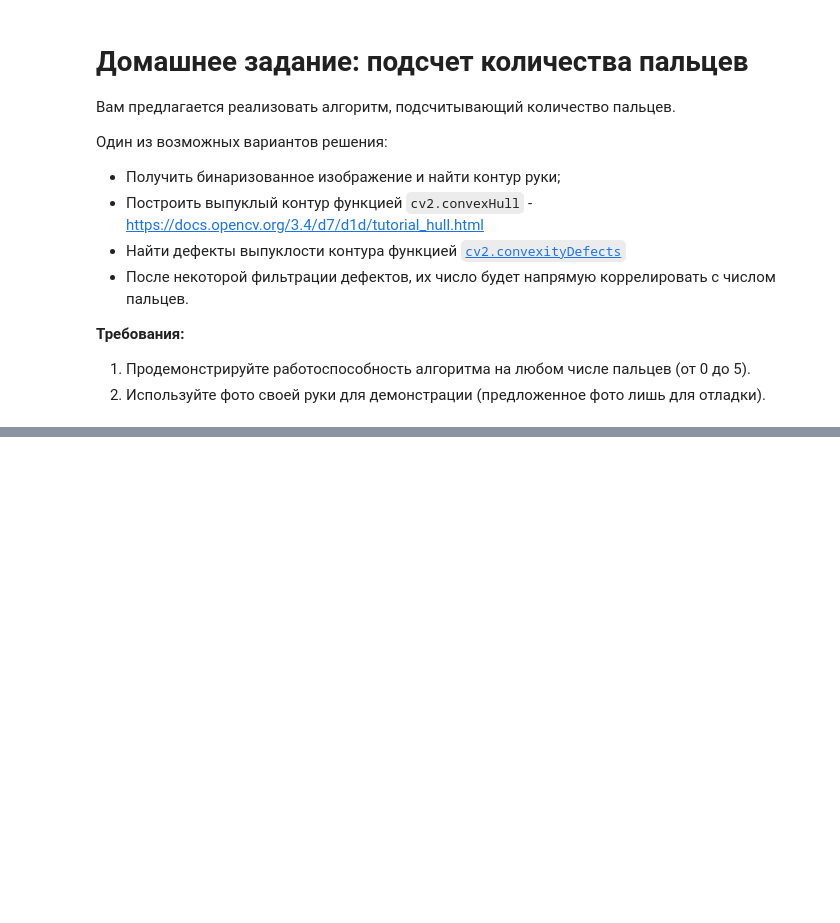
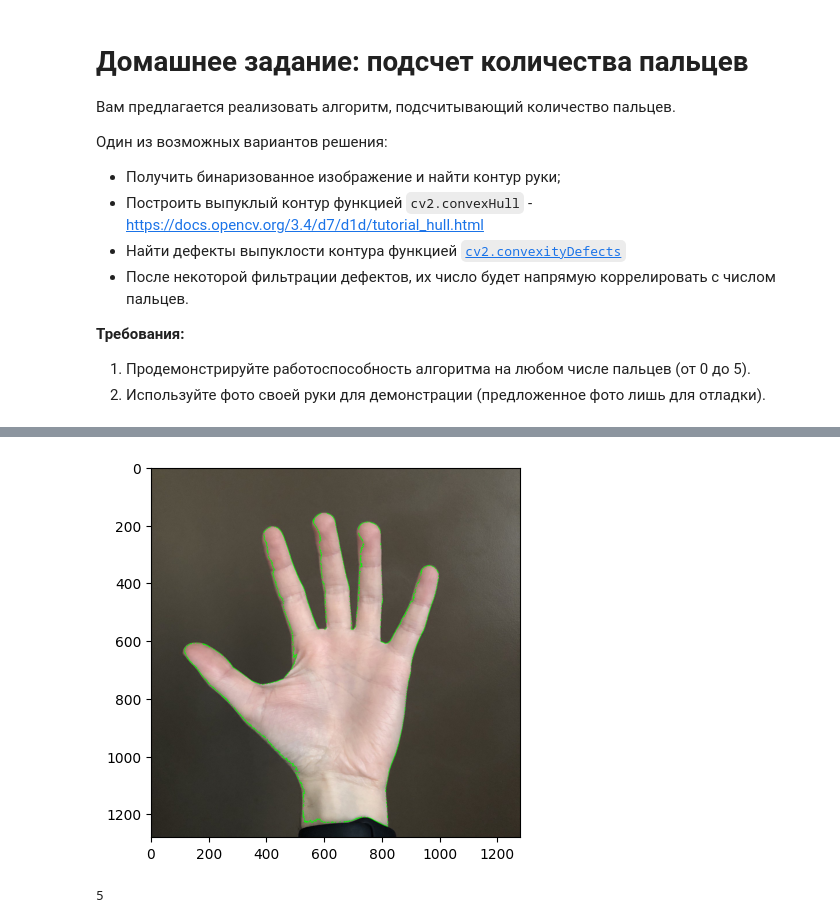
Before and after one commit to richlukich/cv_course_2024, a Jupyter notebook: seminars/seminar_06/Seminar_6.ipynb, the cells around one changed output, grey strips where cells are left out. Saved outputs shown, nothing was run; the diff lists cells and outputs as text; code cells hidden in the pictures; blank space fills up the shorter version.

```diff
--- a/seminars/seminar_06/Seminar_6.ipynb
+++ b/seminars/seminar_06/Seminar_6.ipynb
@@ -189,0 +228,9 @@ plt.imshow(img);
+# %%
+cnt, _ = cv2.findContours(thresh, cv2.RETR_EXTERNAL, cv2.CHAIN_APPROX_SIMPLE)
+hand_segment = max(cnt, key = cv2.contourArea)
+# %%
+img_with_contour = cv2.drawContours(img.copy(), hand_segment, -1, (0, 255, 0), 2)
+plt.imshow(img_with_contour)
+plt.show()
+# %% [output]
+[figure, added]
@@ -189,0 +282,4 @@ plt.imshow(img);
+# %%
+count
+# %% [output]
+5
```
Also changed, not shown: parts of 14 cells of this notebook.
